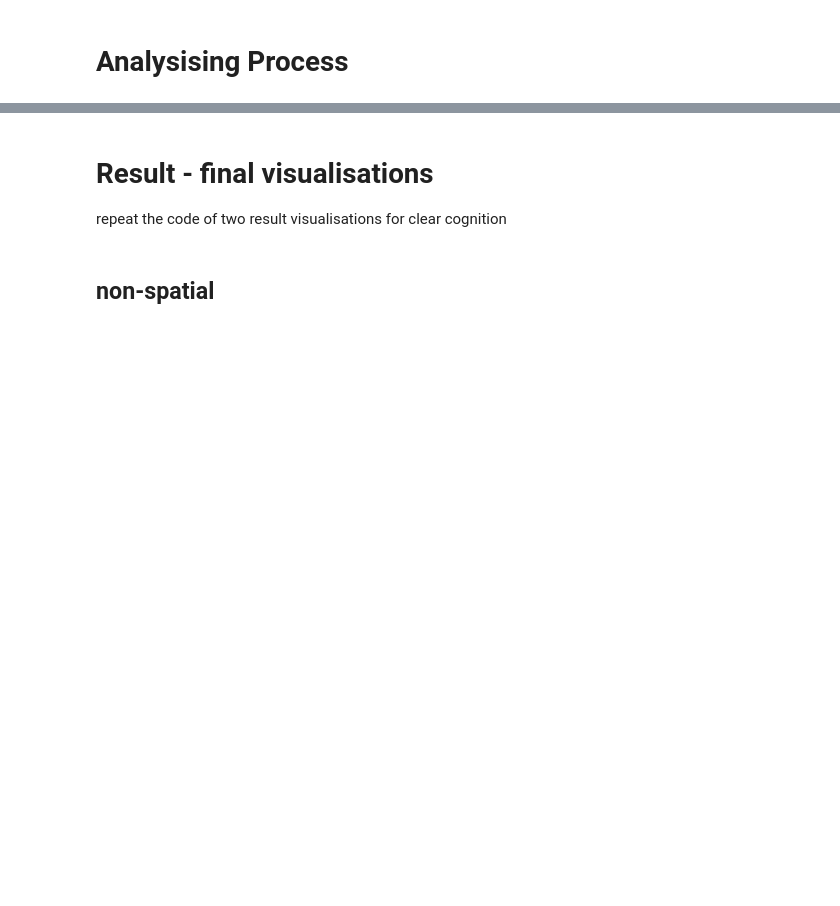
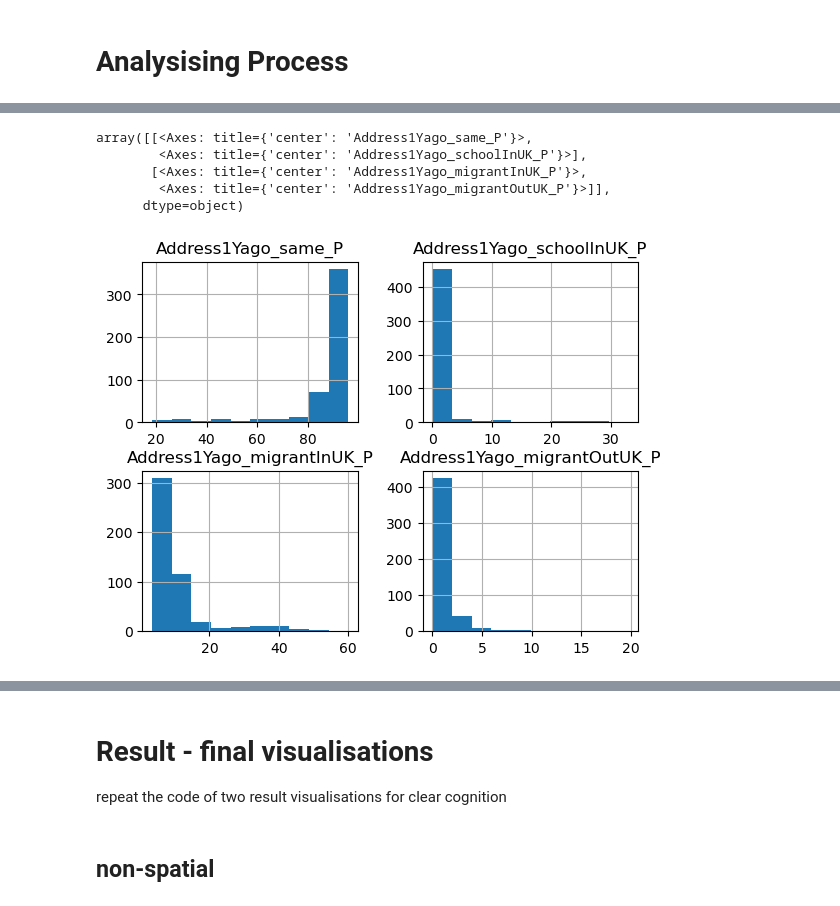
Before and after one commit to gy23cx/GEOG5990Assignment_Final_Project, a Jupyter notebook: GEOG5990M_final_project.ipynb, the cells around one changed output, grey strips where cells are left out. Drawn from its saved outputs; the diff is of its cells as text; code cells hidden in the pictures; blank space fills up the shorter version.

Commit message:
data process finish

```diff
--- a/GEOG5990M_final_project.ipynb
+++ b/GEOG5990M_final_project.ipynb
@@ -412,0 +466,9 @@ memory usage: 5.4+ MB
+# %%
+Migrant_percentage  = pandas.DataFrame()
+Migrant_percentage['LSOA_code'] = Migrant_number['LSOA_code']
+for column in Migrant_number.columns:
+    if column not in ['LSOA_code','LSOA_name','residents_population']:#avoid causing str/float error, also meanless 100%
+        Migrant_percentage[column] = Migrant_number[column]/Migrant_number['residents_population'] * 100
+        Migrant_percentage.rename(columns={column:column+'_P'},inplace=True)
+
+Migrant_percentage
@@ -412,0 +489,11 @@ memory usage: 5.4+ MB
+# %%
+#simple explore
+Migrant_percentage.hist()
+# the ratio shows a more extreme destribution than simple number, since the relatively evenly distributed 'Address1Yago_same' also become extreme
+# %% [output]
+array([[<Axes: title={'center': 'Address1Yago_same_P'}>,
+        <Axes: title={'center': 'Address1Yago_schoolInUK_P'}>],
+       [<Axes: title={'center': 'Address1Yago_migrantInUK_P'}>,
+        <Axes: title={'center': 'Address1Yago_migrantOutUK_P'}>]],
+      dtype=object)
+[figure, added]
```
Also changed, not shown: parts of 32 cells of this notebook.
